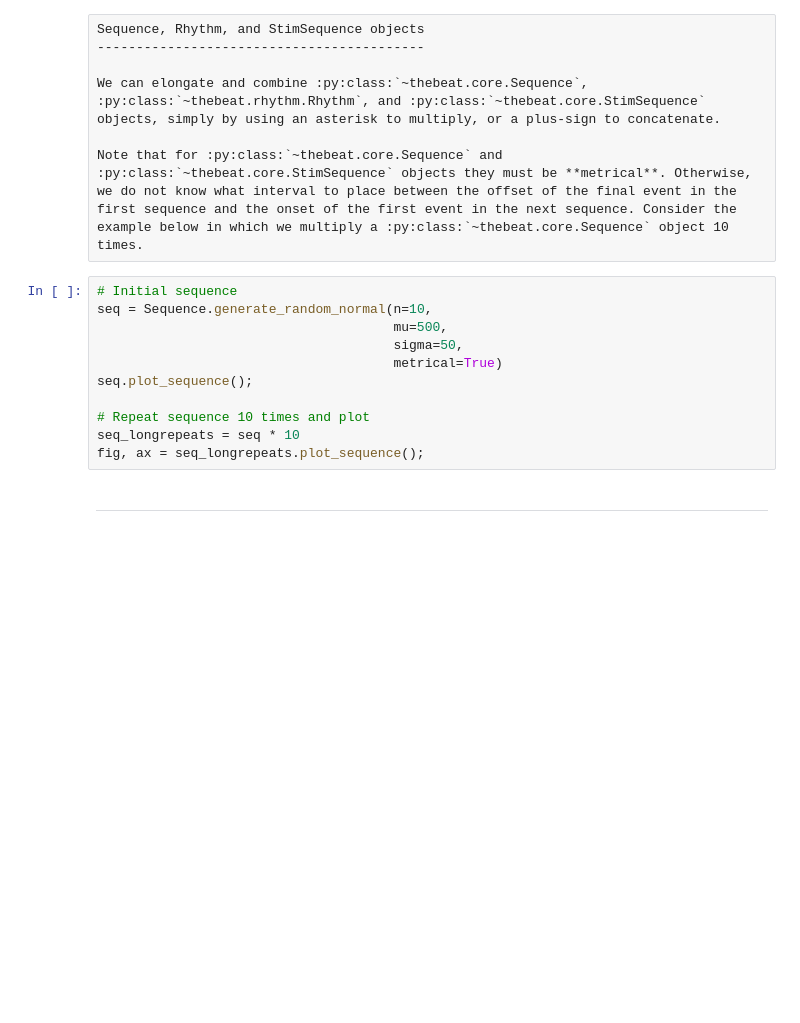
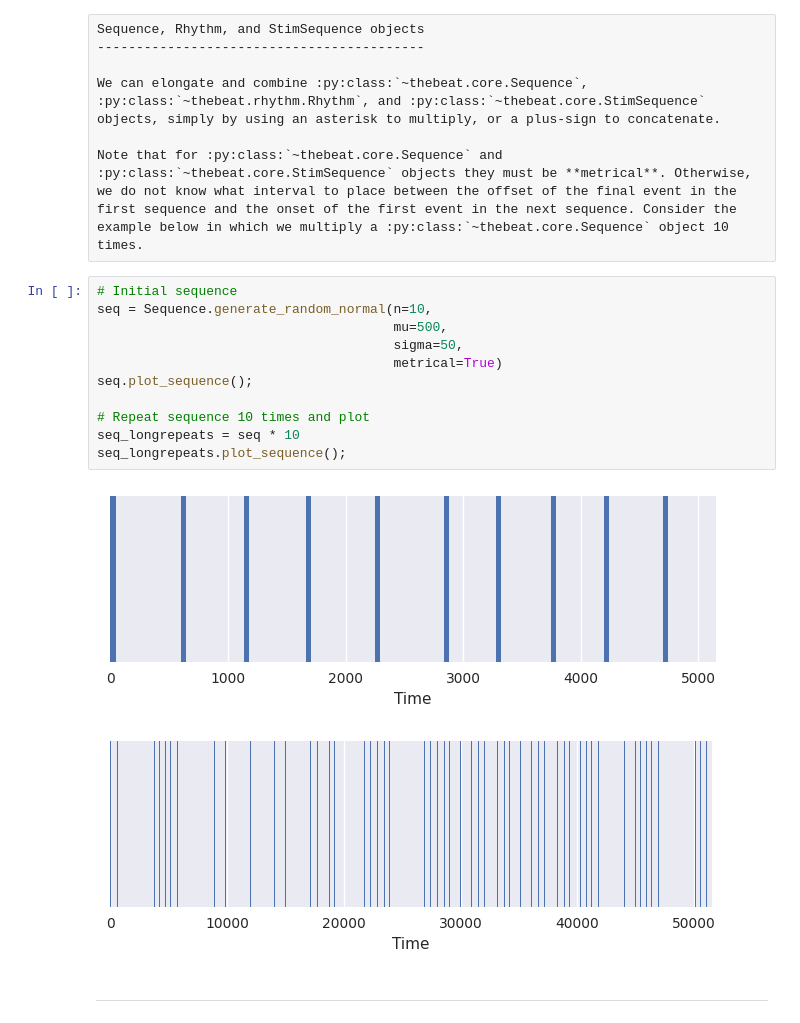
Before and after one commit to Jellevanderwerff/thebeat, a Jupyter notebook: docs/source/examples/snippets/combining_repeating.ipynb, the cells around one changed output. Drawn from its saved outputs; the diff is of its cells as text; blank space fills up the shorter version.

Commit message:
Improved phase space plot a bit and worked on examples

```diff
--- a/docs/source/examples/snippets/combining_repeating.ipynb
+++ b/docs/source/examples/snippets/combining_repeating.ipynb
@@ -19,14 +19,17 @@ Note that for :py:class:`~thebeat.core.Sequence` and :py:class:`~thebeat.core.St
 # %%
 # Initial sequence
 seq = Sequence.generate_random_normal(n=10,
                                       mu=500,
                                       sigma=50,
                                       metrical=True)
 seq.plot_sequence();
 
 # Repeat sequence 10 times and plot
 seq_longrepeats = seq * 10
-fig, ax = seq_longrepeats.plot_sequence();
+seq_longrepeats.plot_sequence();
+# %% [output]
+[figure, added]
+[figure, added]
 # %% [markdown]
 ---
 # %% [raw]
```
Also changed, not shown: parts of 7 cells of this notebook, 6 other files.
